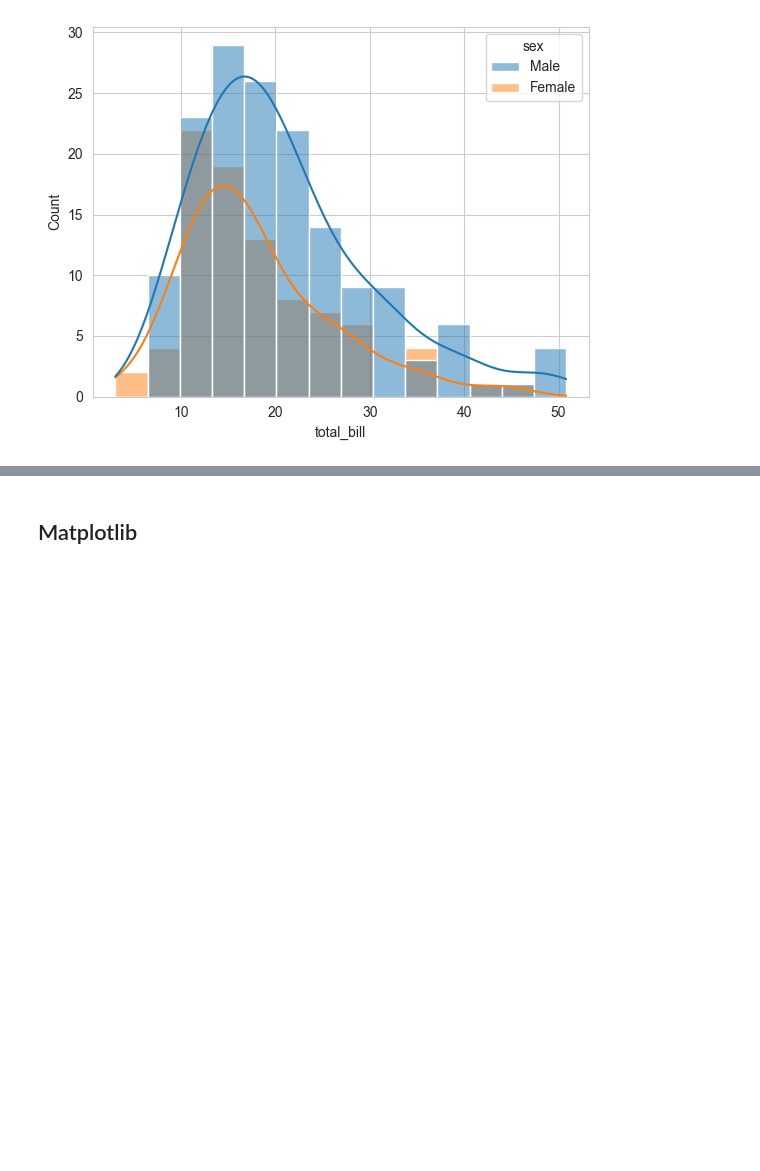
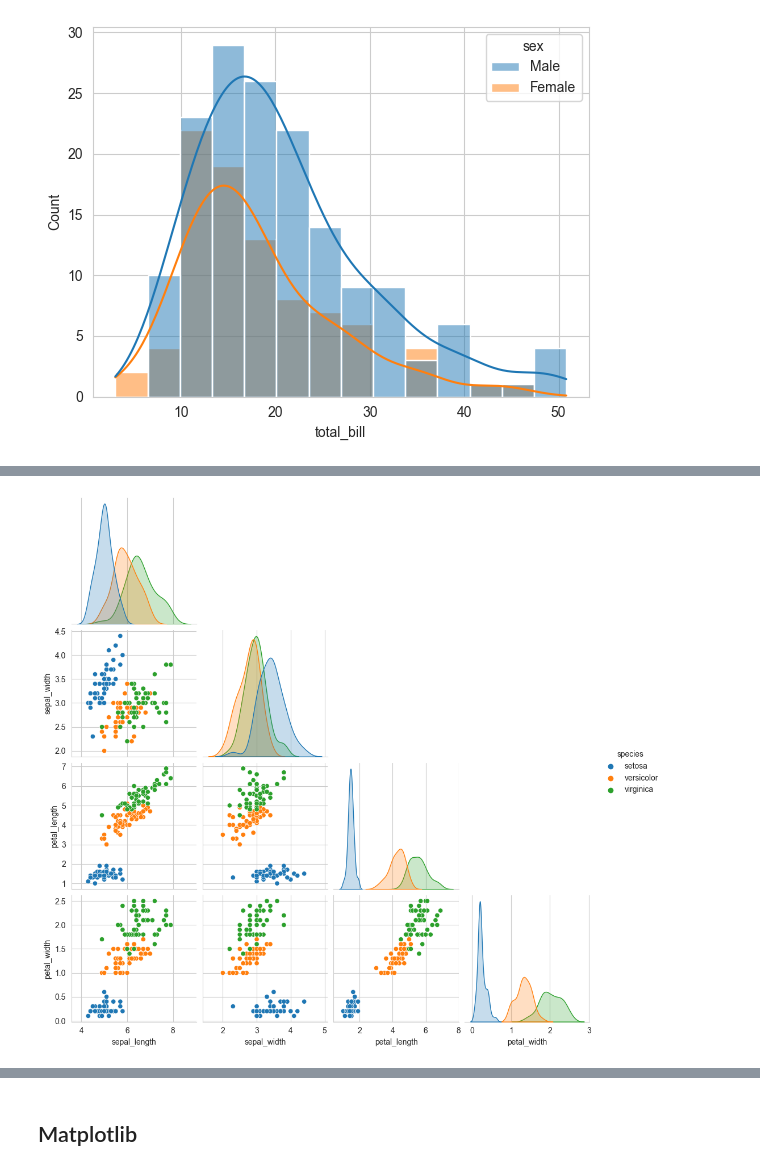
Before and after one commit to glancione/data-science, a Jupyter notebook: data-visualization/data-visualization-basics/data-visualization-basics.ipynb, the cells around one changed output, grey strips where cells are left out. Saved outputs shown, nothing was run; the diff lists cells and outputs as text; code cells hidden in the pictures; blank space fills up the shorter version.

```diff
--- a/data-visualization/data-visualization-basics/data-visualization-basics.ipynb
+++ b/data-visualization/data-visualization-basics/data-visualization-basics.ipynb
@@ -57,0 +70,6 @@ plt.show()
+# %%
+# pairplot
+sns.pairplot(flowers_df, hue="species", corner=True)
+plt.show()
+# %% [output]
+[figure, added]
```
Also changed, not shown: parts of 7 cells of this notebook.
